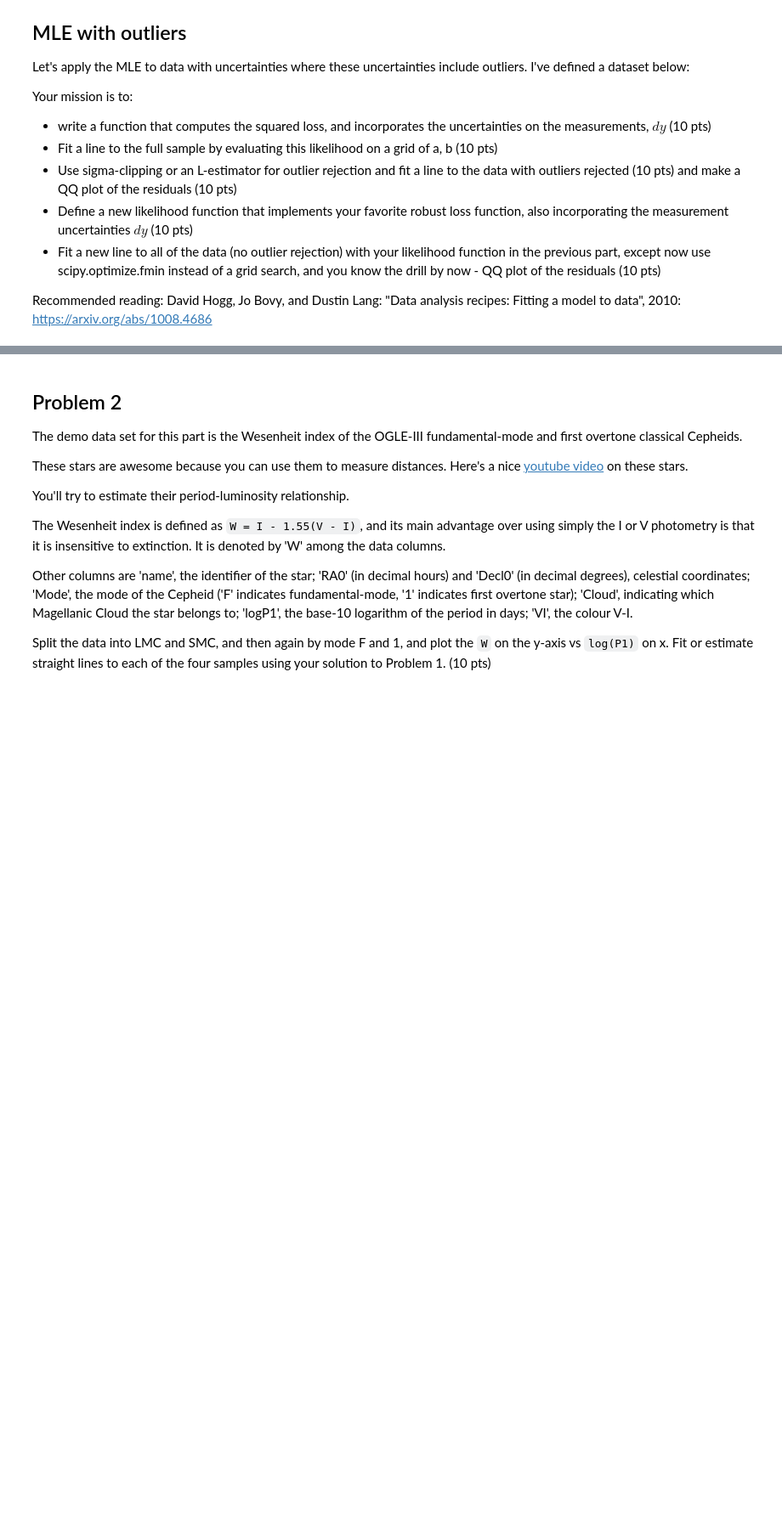
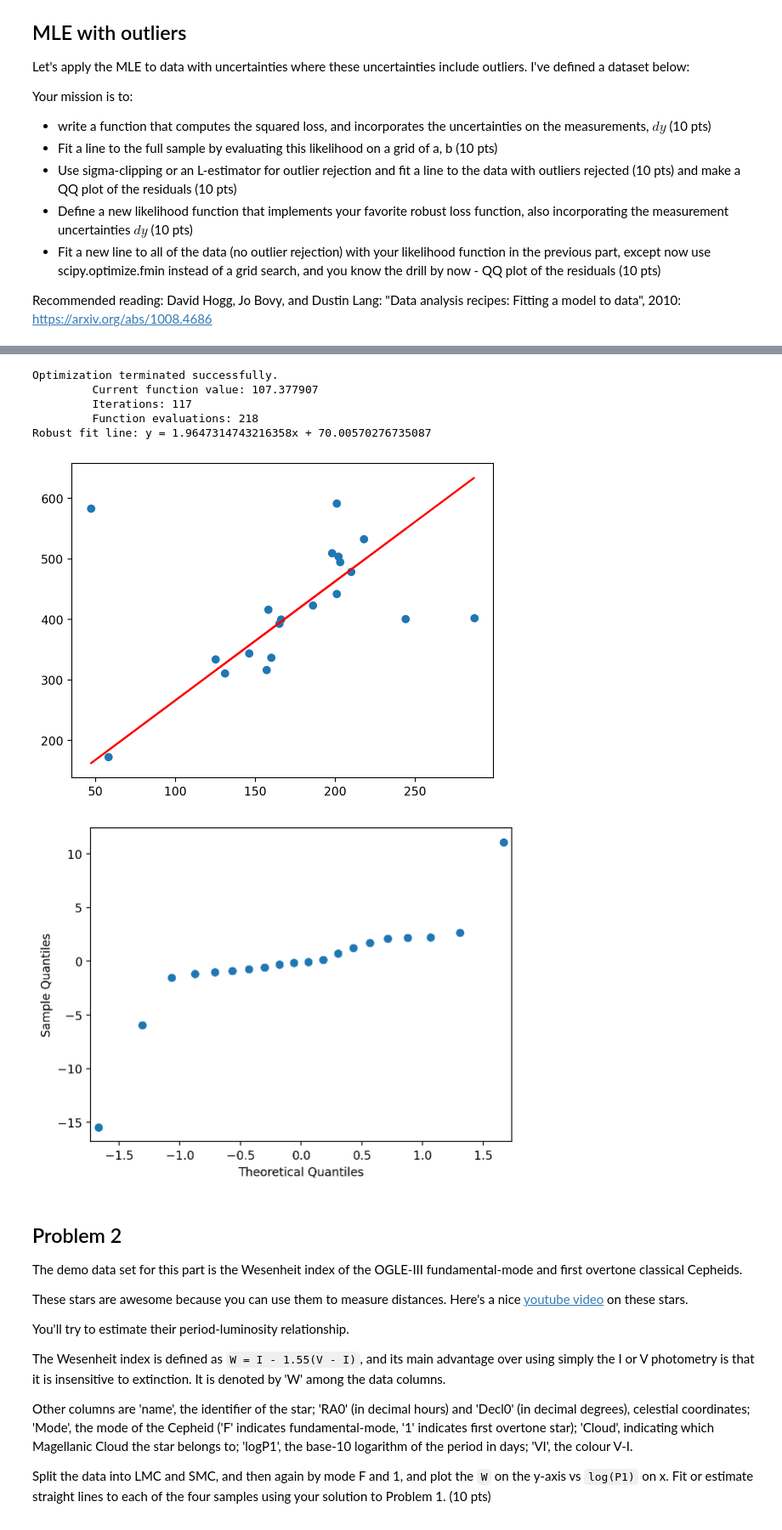
Before and after one commit to veronica-hoffman/ast496_2025_Fall, a Jupyter notebook: homework/01/hw01.ipynb, the cells around one changed output, grey strips where cells are left out. Shown at 85% size. Cells and saved outputs as stored; diff of their text form; code cells hidden in the pictures; blank space fills up the shorter version.

```diff
--- a/homework/01/hw01.ipynb
+++ b/homework/01/hw01.ipynb
@@ -97,3 +128,25 @@ Best fit line: y = 1x + 227
+# %%
+# Fitting with fmin
+init_guess = [0.0, 0.0]
+a_robust, b_robust = scipy.optimize.fmin(robustNegLogLikelihood, init_guess, args=(x, y, dy), disp=True)
+
+print(f'Robust fit line: y = {a_robust}x + {b_robust}')
+plt.scatter(x, y)
+plt.plot(x, a_robust * x + b_robust, color='red')
+plt.show()
+
+# Robust QQ plot
+residuals_robust = y - (a_robust * x + b_robust)
+sm.qqplot(residuals_robust/dy)
+plt.show()
+# %% [output]
+Optimization terminated successfully.
+         Current function value: 107.377907
+         Iterations: 117
+         Function evaluations: 218
+Robust fit line: y = 1.9647314743216358x + 70.00570276735087
+[figure, added]
+[figure, added]
 # %% [markdown]
 ## Problem 2
 
```
Also changed, not shown: parts of 3 cells of this notebook.
